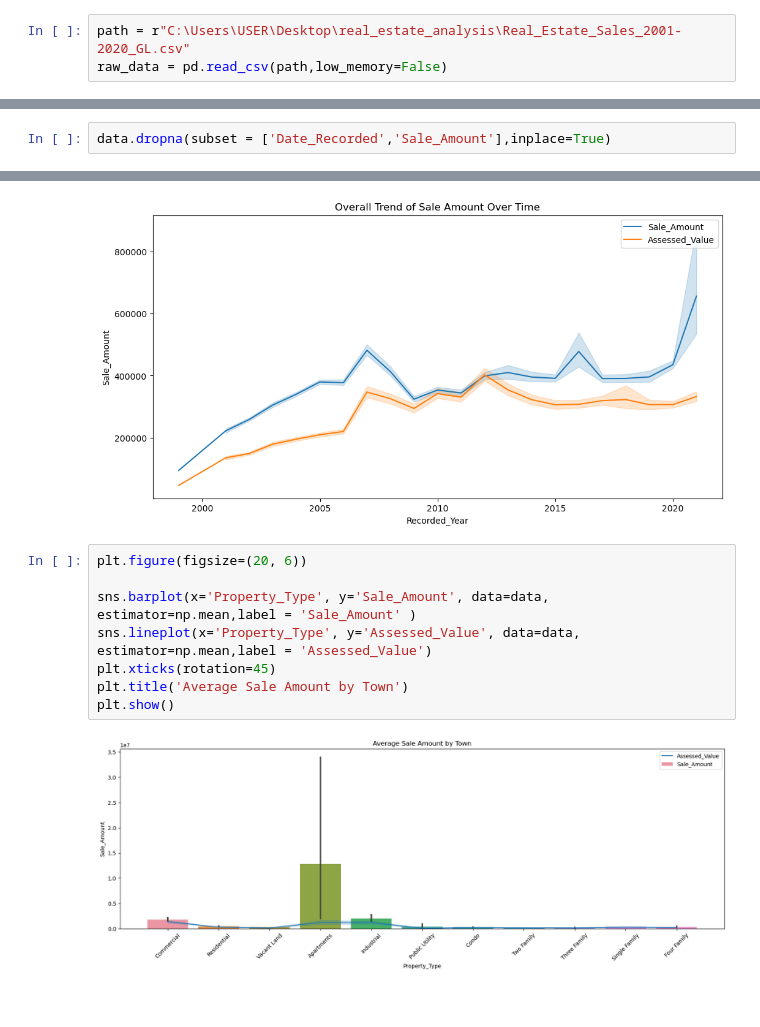
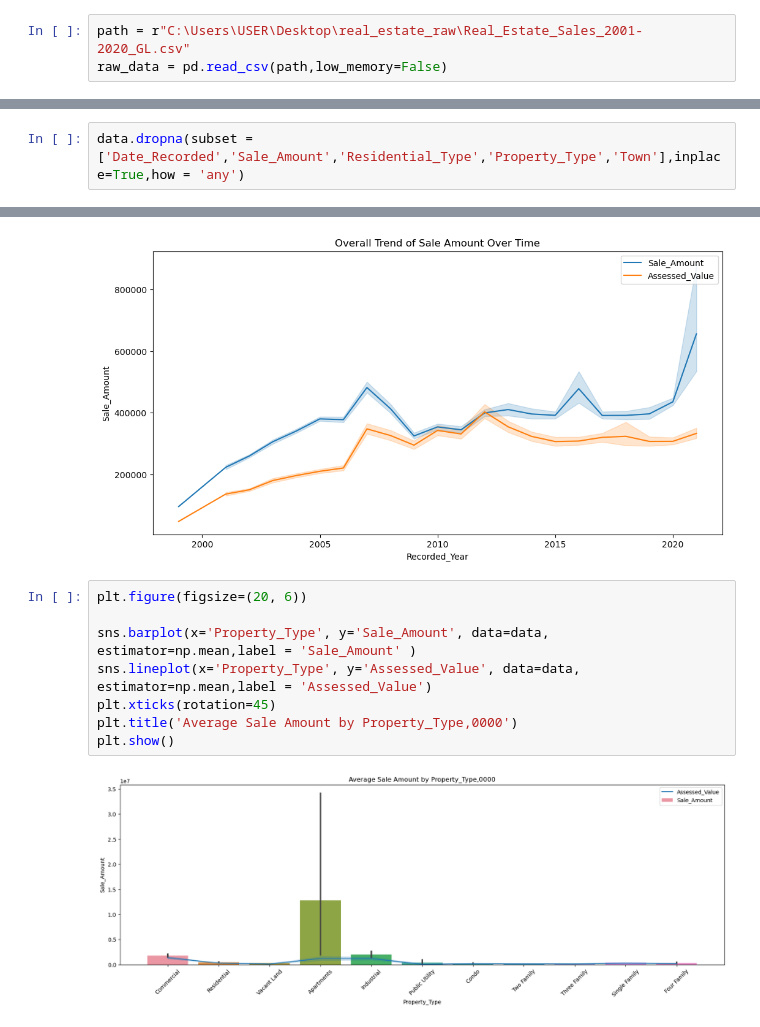
Before and after one commit to berrylewis97/real_estate_analysis, a Jupyter notebook: real_estate_analysis.ipynb, the cells around one changed output, grey strips where cells are left out. Drawn from its saved outputs; the diff is of its cells as text.

```diff
--- a/real_estate_analysis.ipynb
+++ b/real_estate_analysis.ipynb
@@ -9,5 +13,5 @@ from sklearn.model_selection import train_test_split
 # %%
-path = r"C:\Users\USER\Desktop\real_estate_analysis\Real_Estate_Sales_2001-2020_GL.csv"
+path = r"C:\Users\USER\Desktop\real_estate_raw\Real_Estate_Sales_2001-2020_GL.csv"
 raw_data = pd.read_csv(path,low_memory=False)
 # %%
 #create a copy of the database to work with and to keep the original
@@ -28,4 +32,4 @@ def zero_fill(number):
     return number.zfill(len('997212'))
 data['Serial_Number'] = data['Serial_Number'].apply(zero_fill)
 # %%
-data.dropna(subset = ['Date_Recorded','Sale_Amount'],inplace=True)
+data.dropna(subset = ['Date_Recorded','Sale_Amount','Residential_Type','Property_Type','Town'],inplace=True,how = 'any')
@@ -59,11 +79,11 @@ plt.show()
 # %%
 plt.figure(figsize=(20, 6))
 
 sns.barplot(x='Property_Type', y='Sale_Amount', data=data, estimator=np.mean,label = 'Sale_Amount' )
 sns.lineplot(x='Property_Type', y='Assessed_Value', data=data, estimator=np.mean,label = 'Assessed_Value')
 plt.xticks(rotation=45)
-plt.title('Average Sale Amount by Town')
+plt.title('Average Sale Amount by Property_Type,0000')
 plt.show()
 # %% [output]
-[figure, old version]
+[figure, new version]
 # %%
```
Also changed, not shown: parts of 9 cells of this notebook.
